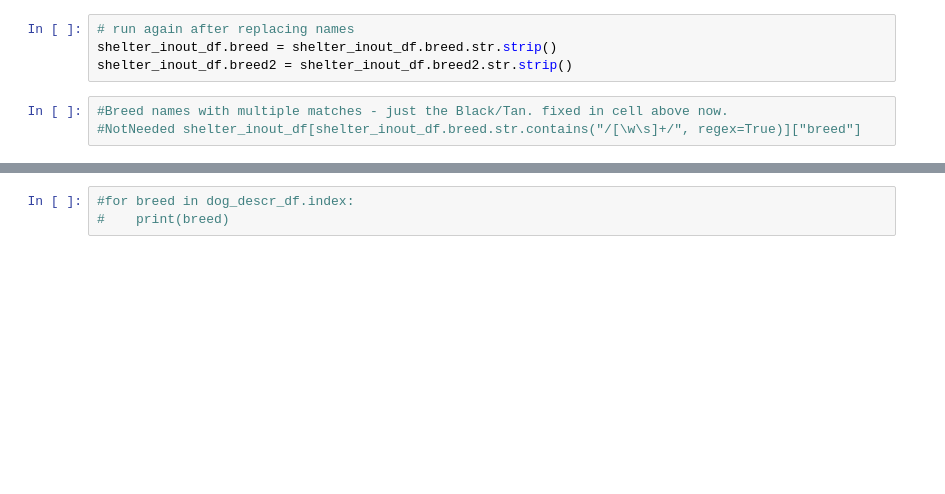
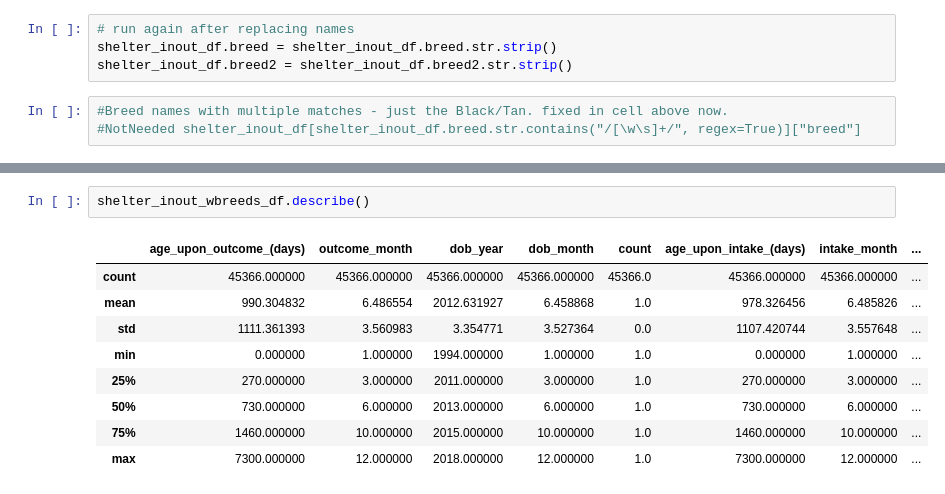
Before and after one commit to chrisoyer/supervised_learning_capstone, a Jupyter notebook: dog_adoption_SL_capstone.ipynb, the cells around one changed output, grey strips where cells are left out. Drawn from its saved outputs; the diff is of its cells as text; blank space fills up the shorter version.

```diff
--- a/dog_adoption_SL_capstone.ipynb
+++ b/dog_adoption_SL_capstone.ipynb
@@ -390,3 +443,12 @@ shelter_inout_wbreeds_df[shelter_inout_wbreeds_df.Prey_Drive.isna()]
-# %%
-#for breed in dog_descr_df.index:
-#    print(breed)
+# %%
+shelter_inout_wbreeds_df.describe()
+# %% [output]
+|  | age_upon_outcome_(days) | outcome_month | dob_year | dob_month | count | age_upon_intake_(days) | intake_month | ... |
+| count | 45366.000000 | 45366.000000 | 45366.000000 | 45366.000000 | 45366.0 | 45366.000000 | 45366.000000 | ... |
+| mean | 990.304832 | 6.486554 | 2012.631927 | 6.458868 | 1.0 | 978.326456 | 6.485826 | ... |
+| std | 1111.361393 | 3.560983 | 3.354771 | 3.527364 | 0.0 | 1107.420744 | 3.557648 | ... |
+| min | 0.000000 | 1.000000 | 1994.000000 | 1.000000 | 1.0 | 0.000000 | 1.000000 | ... |
+| 25% | 270.000000 | 3.000000 | 2011.000000 | 3.000000 | 1.0 | 270.000000 | 3.000000 | ... |
+| 50% | 730.000000 | 6.000000 | 2013.000000 | 6.000000 | 1.0 | 730.000000 | 6.000000 | ... |
+| 75% | 1460.000000 | 10.000000 | 2015.000000 | 10.000000 | 1.0 | 1460.000000 | 10.000000 | ... |
+| max | 7300.000000 | 12.000000 | 2018.000000 | 12.000000 | 1.0 | 7300.000000 | 12.000000 | ... |
```
Also changed, not shown: parts of 28 cells of this notebook.
